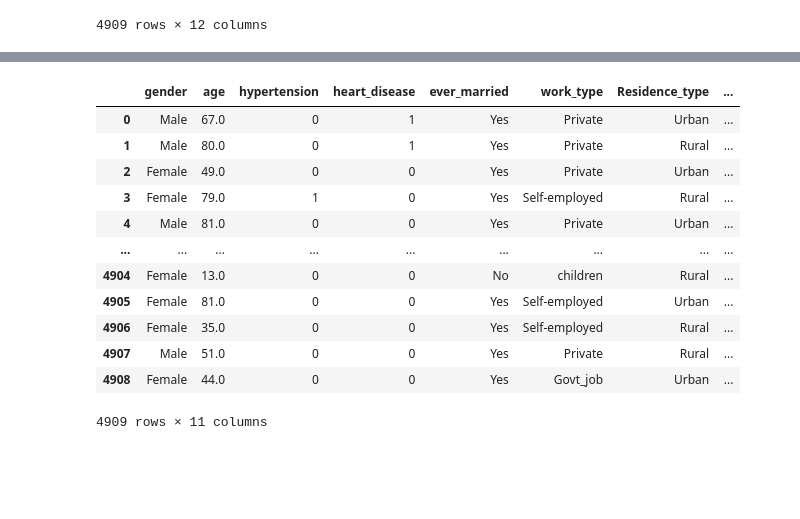
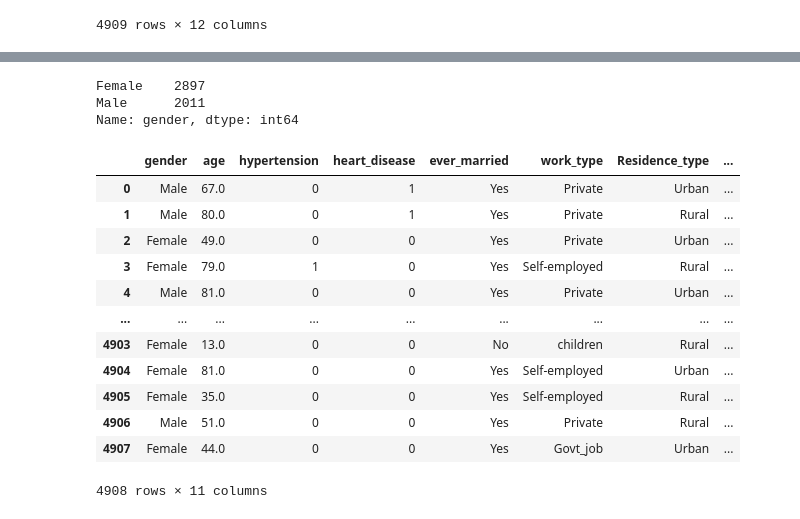
Before and after one commit to ruchisharma19/Project-4-Data-Doctors, a Jupyter notebook: Untitled.ipynb, the cells around one changed output, grey strips where cells are left out. Cells and saved outputs as stored; diff of their text form; code cells hidden in the pictures; blank space fills up the shorter version.

```diff
--- a/Untitled.ipynb
+++ b/Untitled.ipynb
@@ -66,0 +80,5 @@ stroke_df.
+# %%
+# Drop the other row from the dataset
+stroke_df_new = stroke_df.drop(3116)
+
+stroke_df_new
@@ -67,19 +99,26 @@ stroke_df.
+# %%
+# Do a .value_counts() to see if the unwanted row  3116 on gender column as been removed
+stroke_df_new['gender'].value_counts()
+# %% [output]
+Female    2897
+Male      2011
+Name: gender, dtype: int64
 # %%
 # drop the index columns, to set index in right order
-stroke_df.reset_index(drop=True, inplace=True)
-stroke_df
+stroke_df_new.reset_index(drop=True, inplace=True)
+stroke_df_new
 # %% [output]
 |  | gender | age | hypertension | heart_disease | ever_married | work_type | Residence_type | ... |
 | 0 | Male | 67.0 | 0 | 1 | Yes | Private | Urban | ... |
 | 1 | Male | 80.0 | 0 | 1 | Yes | Private | Rural | ... |
 | 2 | Female | 49.0 | 0 | 0 | Yes | Private | Urban | ... |
 | 3 | Female | 79.0 | 1 | 0 | Yes | Self-employed | Rural | ... |
 | 4 | Male | 81.0 | 0 | 0 | Yes | Private | Urban | ... |
 | ... | ... | ... | ... | ... | ... | ... | ... | ... |
-| 4904 | Female | 13.0 | 0 | 0 | No | children | Rural | ... |
-| 4905 | Female | 81.0 | 0 | 0 | Yes | Self-employed | Urban | ... |
-| 4906 | Female | 35.0 | 0 | 0 | Yes | Self-employed | Rural | ... |
-| 4907 | Male | 51.0 | 0 | 0 | Yes | Private | Rural | ... |
-| 4908 | Female | 44.0 | 0 | 0 | Yes | Govt_job | Urban | ... |
+| 4903 | Female | 13.0 | 0 | 0 | No | children | Rural | ... |
+| 4904 | Female | 81.0 | 0 | 0 | Yes | Self-employed | Urban | ... |
+| 4905 | Female | 35.0 | 0 | 0 | Yes | Self-employed | Rural | ... |
+| 4906 | Male | 51.0 | 0 | 0 | Yes | Private | Rural | ... |
+| 4907 | Female | 44.0 | 0 | 0 | Yes | Govt_job | Urban | ... |
-4909 rows × 11 columns
+4908 rows × 11 columns
 # %%
```
Also changed, not shown: parts of 9 cells of this notebook, 5 other files.
